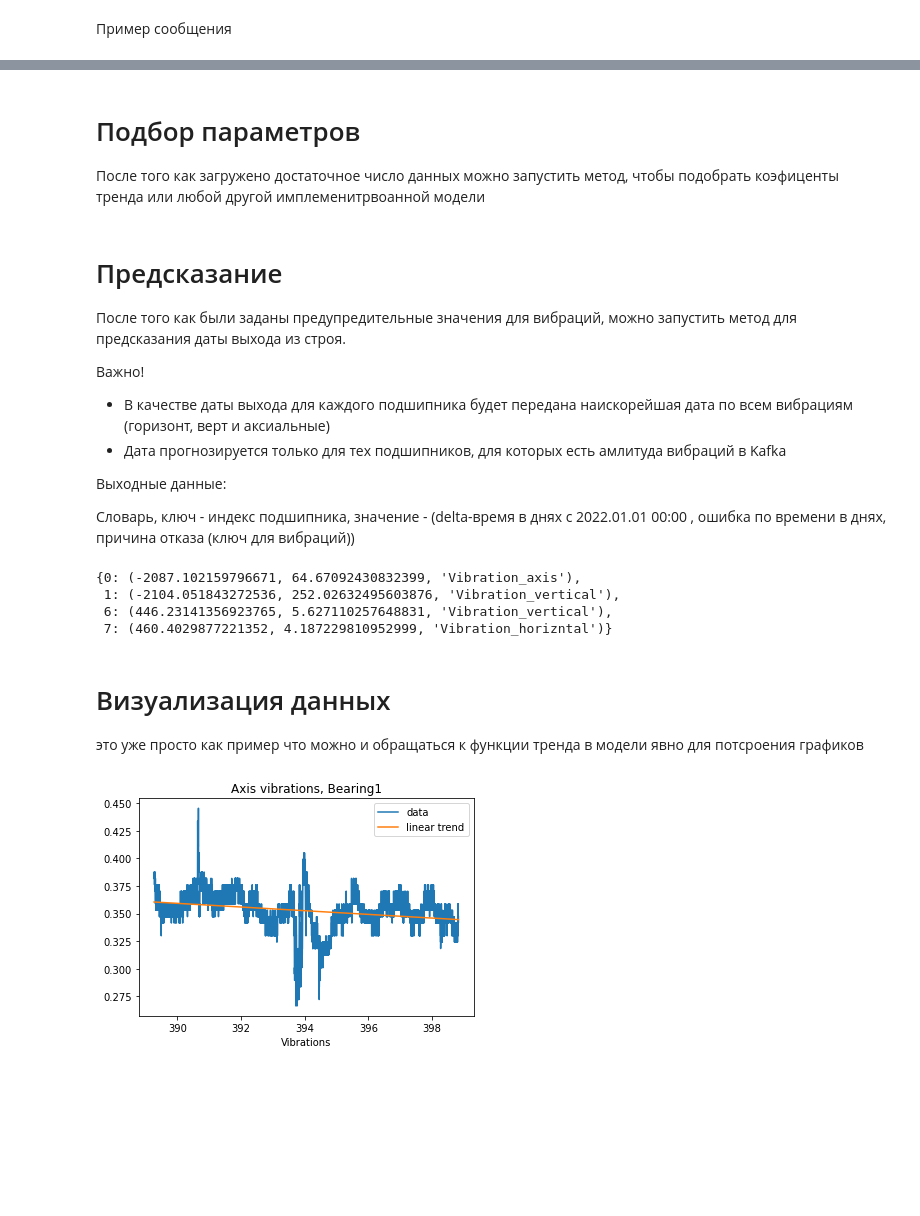
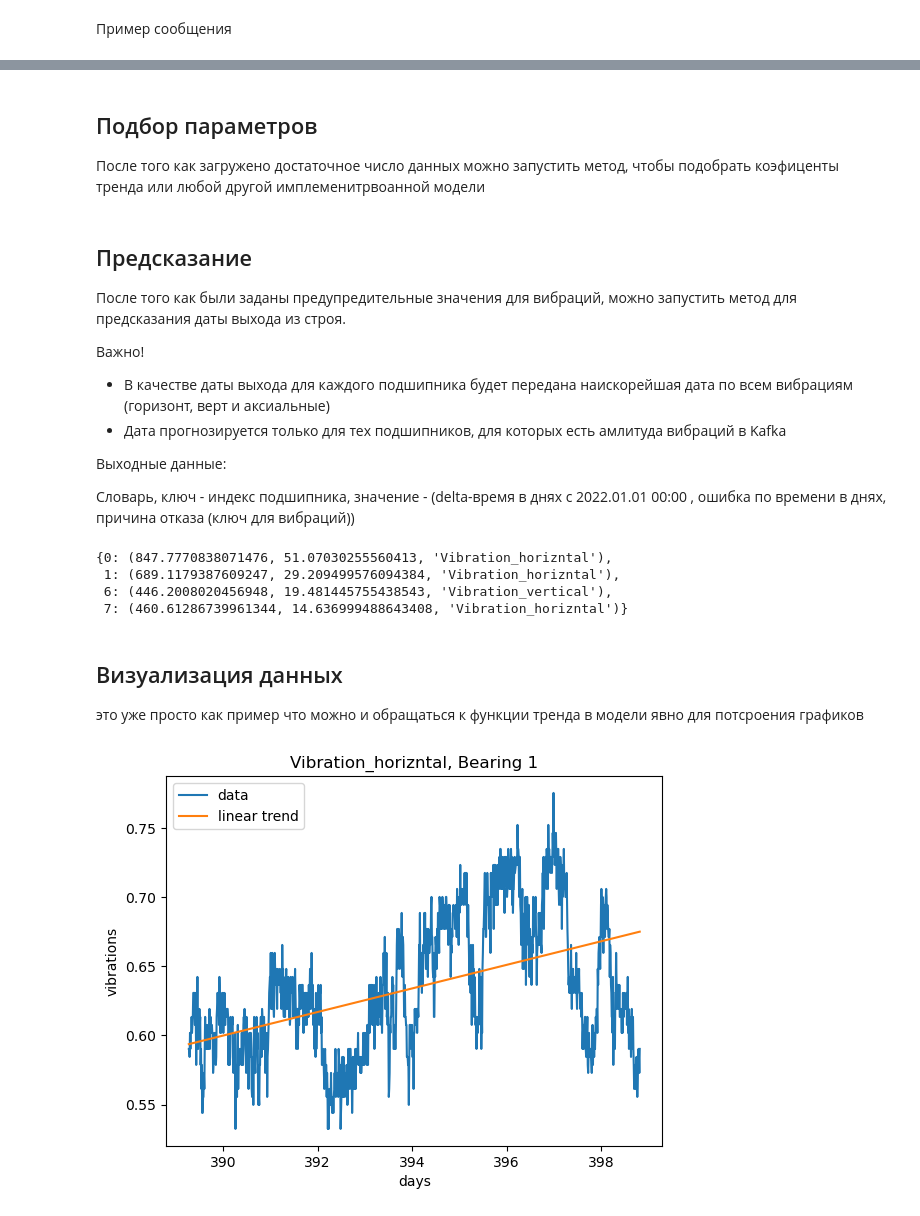
Before and after one commit to FoxhoundTeam/Evraz2.0_FoxhoundTeam, a Jupyter notebook: predictor/workspace.ipynb, the cells around one changed output, grey strips where cells are left out. Cells and saved outputs as stored; diff of their text form; code cells hidden in the pictures; blank space fills up the shorter version.

```diff
--- a/predictor/workspace.ipynb
+++ b/predictor/workspace.ipynb
@@ -24,10 +33,10 @@ for timestamp in data:
 # %% [markdown]
-# Подбор параметров
+## Подбор параметров
 После того как загружено достаточное число данных можно запустить метод, чтобы подобрать коэфиценты тренда или любой другой имплеменитрвоанной модели
 # %%
-model.fit(n_days=30)
+model.fit_linear(n_days=30)
 # %% [markdown]
-# Предсказание
+## Предсказание
 После того как были заданы предупредительные значения для вибраций, можно запустить метод для предсказания даты выхода из строя.
 
 Важно!
@@ -41,24 +50,28 @@ model.fit(n_days=30)
 # %%
 model.predict_linear()
 # %% [output]
-{0: (-2087.102159796671, 64.67092430832399, 'Vibration_axis'),
- 1: (-2104.051843272536, 252.02632495603876, 'Vibration_vertical'),
- 6: (446.23141356923765, 5.627110257648831, 'Vibration_vertical'),
- 7: (460.4029877221352, 4.187229810952999, 'Vibration_horizntal')}
+{0: (847.7770838071476, 51.07030255560413, 'Vibration_horizntal'),
+ 1: (689.1179387609247, 29.209499576094384, 'Vibration_horizntal'),
+ 6: (446.2008020456948, 19.481445755438543, 'Vibration_vertical'),
+ 7: (460.61286739961344, 14.636999488643408, 'Vibration_horizntal')}
 # %% [markdown]
-# Визуализация данных
+## Визуализация данных
 это уже просто как пример что можно и обращаться к функции тренда в модели явно для потсроения графиков
 # %%
-plt.title('Axis vibrations, Bearing1')
+key = 'Vibration_horizntal'
 
-plt.plot(model.t, model.data_value[0]['Vibration_axis'], label='data')
+plt.title('{}, Bearing 1'.format(key))
+
+x = model.data_value[0][key]
+
+plt.plot(model.t, x, label='data')
 
 t_pred = np.array([model.t[0], model.t[-1]])
 
-plt.plot(t_pred, model.trend_linear(t_pred, 'Vibration_axis', 0), label='linear trend')
+plt.plot(t_pred, model.trend_linear(t_pred, key, 0), label='linear trend')
 plt.legend()
 plt.xlabel('days')
-plt.xlabel('Vibrations')
+plt.ylabel('vibrations')
 plt.show()
 # %% [output]
-[figure, old version]
+[figure, new version]
```
Also changed, not shown: parts of 12 cells of this notebook, 1 other file.
